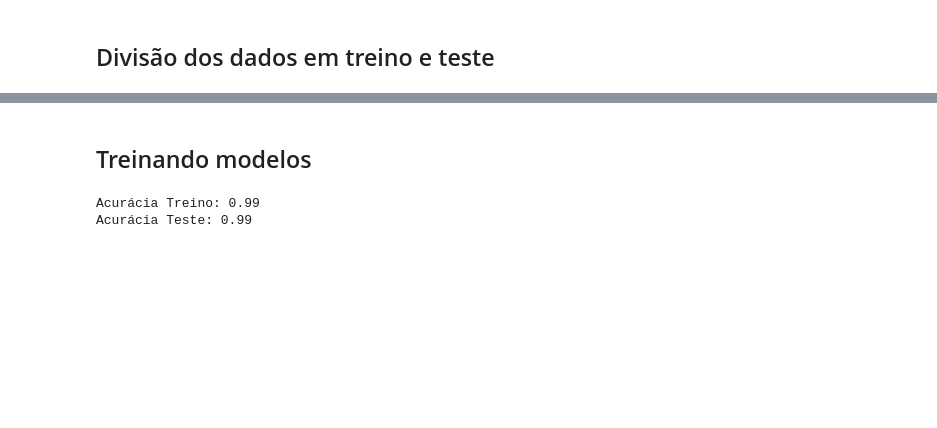
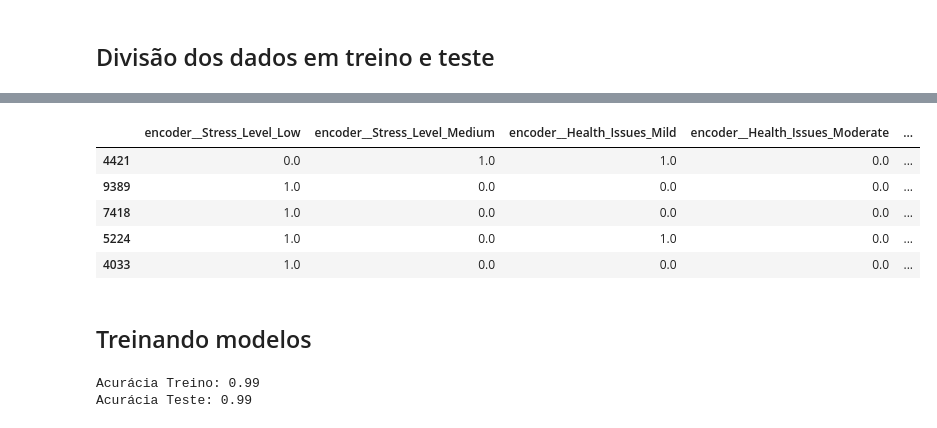
Before and after one commit to Augu5t0/Cientista-de-Dados-N-vel-1, a Jupyter notebook: Notebook/checkpoint.ipynb, the cells around one changed output, grey strips where cells are left out. Saved outputs shown, nothing was run; the diff lists cells and outputs as text; code cells hidden in the pictures; blank space fills up the shorter version.

```diff
--- a/Notebook/checkpoint.ipynb
+++ b/Notebook/checkpoint.ipynb
@@ -582,3 +563,34 @@ X_treino, X_teste, y_treino, y_teste = train_test_split(X, y, test_size=0.2, str
+# %%
+from sklearn.preprocessing import StandardScaler
+import pandas as pd
+
+# As colunas numéricas agora têm o prefixo 'remainder__' devido ao ColumnTransformer
+numerical_cols_to_scale = [
+    'remainder__Age',
+    'remainder__Caffeine_mg',
+    'remainder__Sleep_Hours',
+    'remainder__BMI',
+    'remainder__Heart_Rate',
+    'remainder__Physical_Activity_Hours',
+    'remainder__Caffeine_per_Hour'
+]
+
+scaler = StandardScaler()
+
+# Aplica fit_transform apenas nas colunas numéricas do conjunto de treino
+X_treino[numerical_cols_to_scale] = scaler.fit_transform(X_treino[numerical_cols_to_scale])
+
+# Aplica transform nas mesmas colunas numéricas do conjunto de teste
+X_teste[numerical_cols_to_scale] = scaler.transform(X_teste[numerical_cols_to_scale])
+
+X_treino.head()
+# %% [output]
+|  | encoder__Stress_Level_Low | encoder__Stress_Level_Medium | encoder__Health_Issues_Mild | encoder__Health_Issues_Moderate | ... |
+| 4421 | 0.0 | 1.0 | 1.0 | 0.0 | ... |
+| 9389 | 1.0 | 0.0 | 0.0 | 0.0 | ... |
+| 7418 | 1.0 | 0.0 | 0.0 | 0.0 | ... |
+| 5224 | 1.0 | 0.0 | 1.0 | 0.0 | ... |
+| 4033 | 1.0 | 0.0 | 0.0 | 0.0 | ... |
 # %% [markdown]
 ## Treinando modelos
 # %%
```
Also changed, not shown: parts of 6 cells of this notebook.
